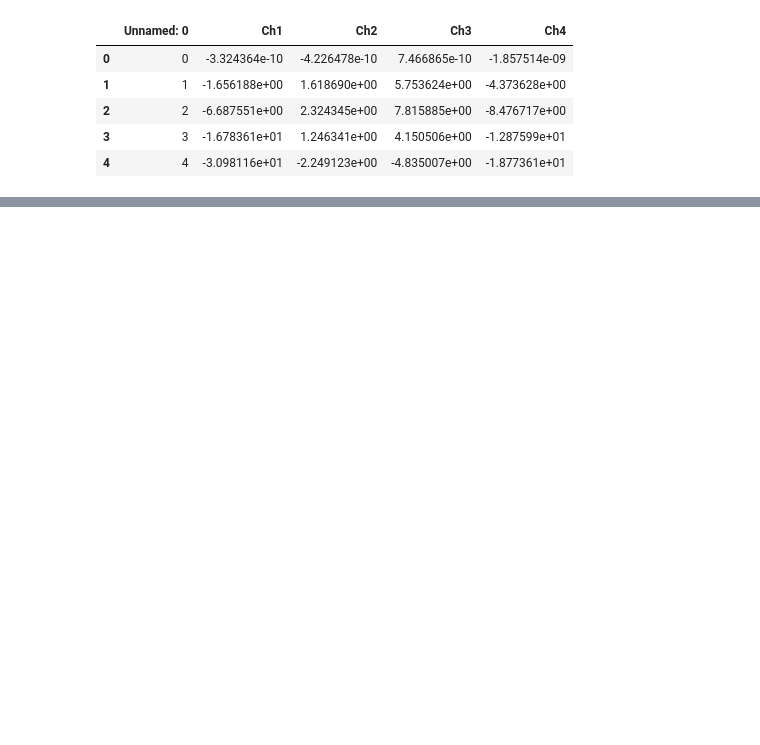
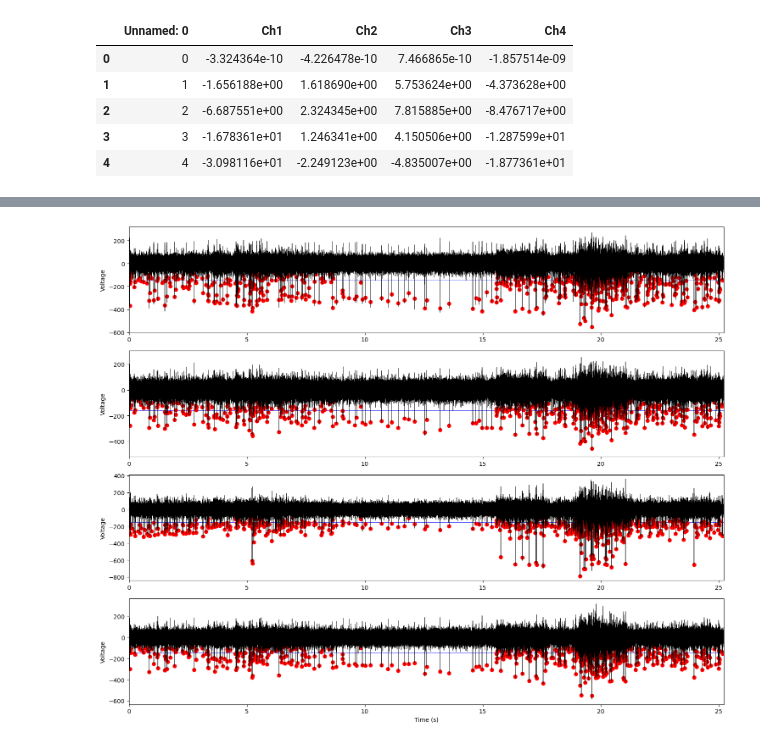
Before and after one commit to SamwelZimmer/spike_analysis, a Jupyter notebook: helpers/testing/spike_detection_testing.ipynb, the cells around one changed output, grey strips where cells are left out. Saved outputs shown, nothing was run; the diff lists cells and outputs as text; code cells hidden in the pictures; blank space fills up the shorter version.

```diff
--- a/helpers/testing/spike_detection_testing.ipynb
+++ b/helpers/testing/spike_detection_testing.ipynb
@@ -99,0 +120,28 @@ plt.show()
+# %%
+plt.figure(figsize=(15, 3 * data.shape[1]))
+
+tt = np.arange(0, len(data[:, 1])) * DT
+
+for i in range(data.shape[1]):
+    plt.subplot(data.shape[1], 1, i+1)
+
+    # Plot the signal for this channel
+    plt.plot(tt, data[:, i], linewidth=.5, c="k")
+
+    # Plot the threshold for this channel
+    sigma = np.median(np.abs(data[0:T, i] - np.median(data[:, i])) / 0.6745)
+    threshold = threshold_factor * sigma
+    plt.axhline(y=threshold, c="blue", linewidth=0.5, zorder=0)
+
+    # Plot the spike locations for this channel
+    plt.scatter(merged_spike_indices * DT, data[merged_spike_indices, i], color='red')
+
+    plt.ylim((min(data[:, i]) - 50, max(data[:, i]) + 50))
+    plt.xlim(0, max(tt))
+    plt.ylabel('Voltage')
+
+plt.xlabel("Time (s)")
+plt.tight_layout()
+plt.show()
+# %% [output]
+[figure, added]
```
Also changed, not shown: parts of 23 cells of this notebook, 11 other files.
